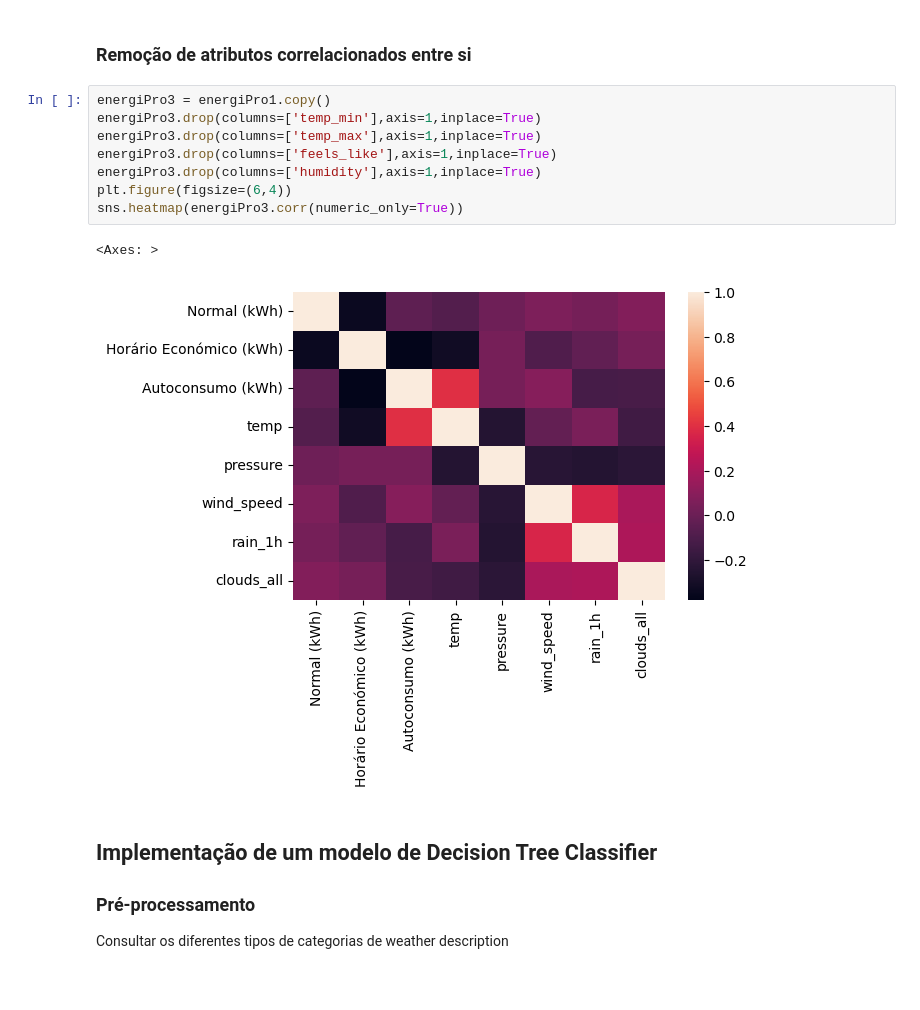
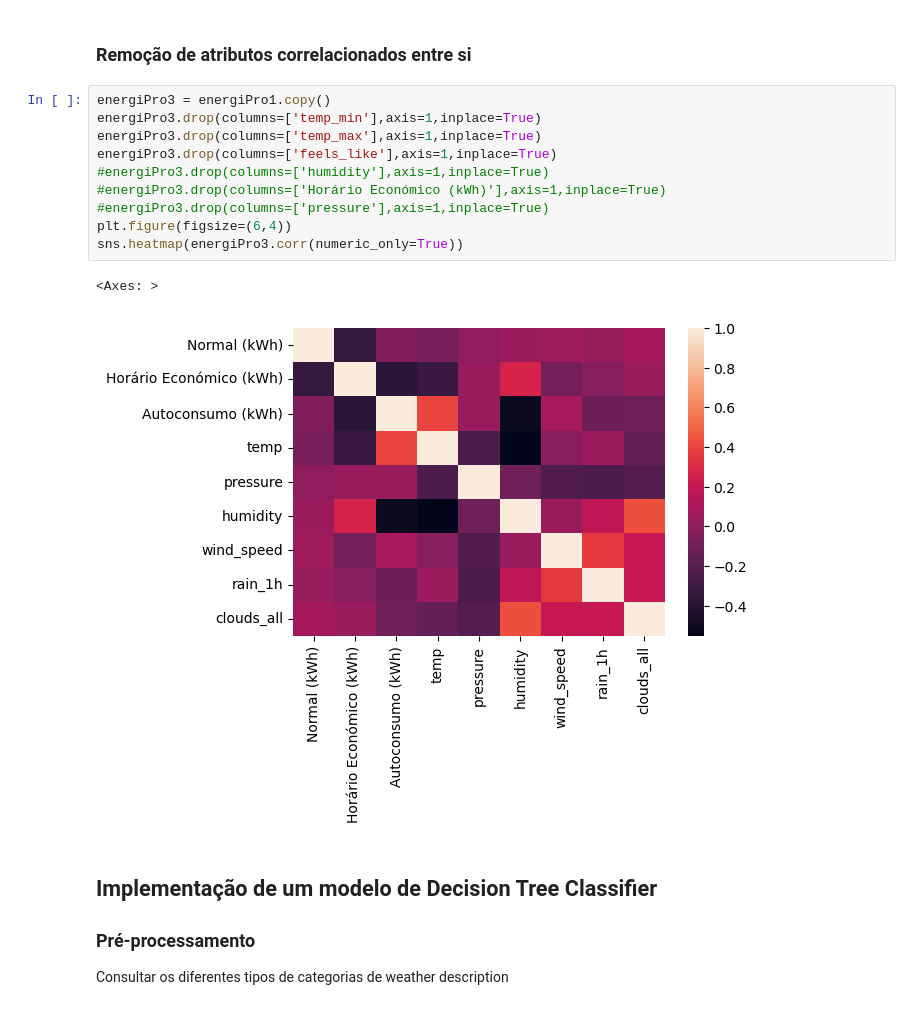
Before and after one commit to axcm19/DAA-2324, a Jupyter notebook: Tarefa-Dataset-Competição/energia.ipynb, the cells around one changed output. Drawn from its saved outputs; the diff is of its cells as text.

```diff
--- a/Tarefa-Dataset-Competição/energia.ipynb
+++ b/Tarefa-Dataset-Competição/energia.ipynb
@@ -313,14 +313,16 @@ sns.heatmap(energiPro1.corr(numeric_only=True))
 # %%
 energiPro3 = energiPro1.copy()
 energiPro3.drop(columns=['temp_min'],axis=1,inplace=True)
 energiPro3.drop(columns=['temp_max'],axis=1,inplace=True)
 energiPro3.drop(columns=['feels_like'],axis=1,inplace=True)
-energiPro3.drop(columns=['humidity'],axis=1,inplace=True)
+#energiPro3.drop(columns=['humidity'],axis=1,inplace=True)
+#energiPro3.drop(columns=['Horário Económico (kWh)'],axis=1,inplace=True)
+#energiPro3.drop(columns=['pressure'],axis=1,inplace=True)
 plt.figure(figsize=(6,4))
 sns.heatmap(energiPro3.corr(numeric_only=True))
 # %% [output]
 <Axes: >
-[figure, old version]
+[figure, new version]
 # %% [markdown]
 ## Implementação de um modelo de Decision Tree Classifier
 
```
Also changed, not shown: parts of 14 cells of this notebook, 2 other files.
